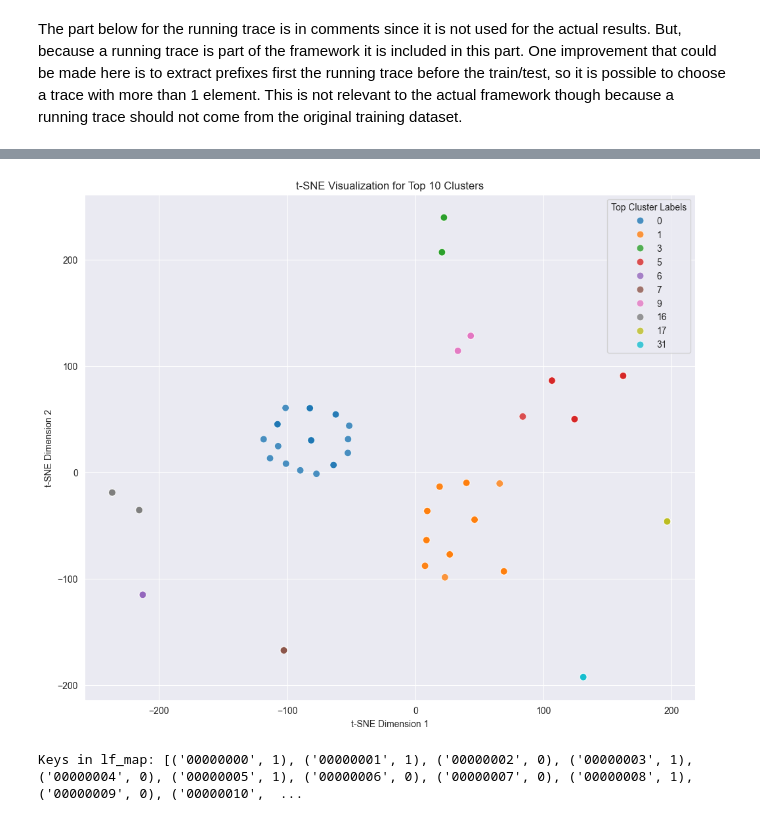
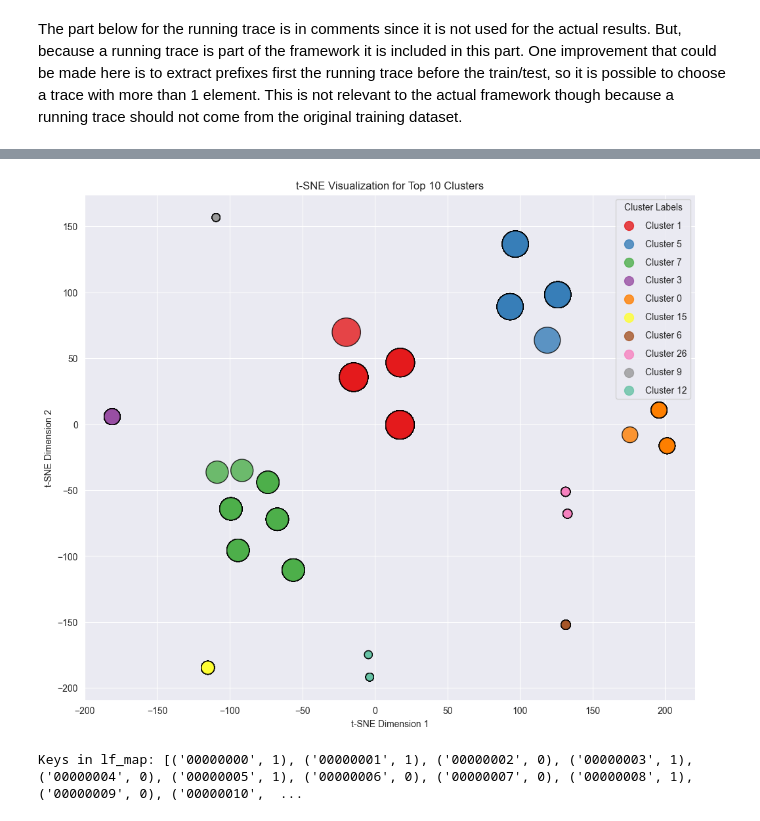
Before and after one commit to GeorgeAntono/Predictive_Process_Mining, a Jupyter notebook: DBSCAN_DT.ipynb, the cells around one changed output, grey strips where cells are left out. Cells and saved outputs as stored; diff of their text form; code cells hidden in the pictures.

Commit message:
Added new visualisation.

```diff
--- a/DBSCAN_DT.ipynb
+++ b/DBSCAN_DT.ipynb
@@ -220,0 +201,17 @@ control_flow_encoded_sequences = [' '.join(
+# %%
+# Sequence-based encoding
+def encode_control_flow_sequence(trace, activities):
+    """
+    Encode a trace based on control flow as a sequence of activity indices.
+    Each activity is mapped to its position in the sorted activities list.
+    """
+    activity_to_index = {activity: idx for idx, activity in enumerate(activities)}
+    return [activity_to_index[activity] for activity in trace if activity in activity_to_index]
+
+# Alphabet of activities
+activities = sorted(event_log['Activity code'].unique())
+
+# Perform sequence-based encoding for all prefixes
+control_flow_encoded_prefixes = [
+    encode_control_flow_sequence(prefix, activities) for prefix in all_prefixes
+]
@@ -315,13 +321,17 @@ for cluster_label, clf in clusters.items():
     visualization_data.extend(X_cluster)
     visualization_labels.extend([cluster_label] * len(X_cluster))
 
-# Convert visualization data to a NumPy array
-visualization_data = np.array(visualization_data)
+# Pad sequences with zeros to match the maximum length
+max_len = max(len(seq) for seq in visualization_data)
+visualization_data_padded = [list(seq) + [0] * (max_len - len(seq)) for seq in visualization_data]
 
+# Convert to a NumPy array
+visualization_data_array = np.array(visualization_data_padded)
 
 # Apply t-SNE for dimensionality reduction
 tsne = TSNE(n_components=2, random_state=17, perplexity=30, n_iter=1000)
-reduced_data = tsne.fit_transform(visualization_data)
+reduced_data = tsne.fit_transform(visualization_data_array)
+
 
 # Convert reduced data into a visualization-friendly format
 x_coords = reduced_data[:, 0]
@@ -381,32 +391,51 @@ plt.show()
 
 # Count cluster frequencies
 cluster_counts = Counter(visualization_labels)
-top_clusters = [
-    label for label,
-    _ in cluster_counts.most_common(10)]  # Top 10 clusters
 
-# Filter data for top clusters
-filtered_x = [x for i, x in enumerate(
-    x_coords) if visualization_labels[i] in top_clusters]
-filtered_y = [y for i, y in enumerate(
-    y_coords) if visualization_labels[i] in top_clusters]
-filtered_labels = [
-    label for label in visualization_labels if label in top_clusters]
+# Select the top 15 clusters by size
+top_clusters = [label for label, _ in cluster_counts.most_common(10)]
 
+# Filter data and labels for top clusters
+filtered_x = [x for i, x in enumerate(x_coords) if visualization_labels[i] in top_clusters]
+filtered_y = [y for i, y in enumerate(y_coords) if visualization_labels[i] in top_clusters]
+filtered_labels = [label for label in visualization_labels if label in top_clusters]
+
+# Map cluster labels to their frequencies for scaling marker sizes
+label_to_size = {label: cluster_counts[label] for label in top_clusters}
+filtered_sizes = [label_to_size[label] for label in filtered_labels]
+
+# Scale marker sizes for better visualization
+marker_sizes = [size * 5 for size in filtered_sizes]  # Scale up for visibility
+
+# Define distinct colors for top 10 clusters
+distinct_colors = [
+    "#e41a1c", "#377eb8", "#4daf4a", "#984ea3", "#ff7f00",
+    "#ffff33", "#a65628", "#f781bf", "#999999", "#66c2a5"
+]
+
+# Map labels to colors
+label_to_color = {label: distinct_colors[i] for i, label in enumerate(top_clusters)}
+filtered_colors = [label_to_color[label] for label in filtered_labels]
+
+# Create scatter plot with cluster sizes and distinct colors
 plt.figure(figsize=(12, 10))
-sns.scatterplot(
-    x=filtered_x,
-    y=filtered_y,
-    hue=filtered_labels,
-    palette="tab10",
-    legend="full",
-    s=60,
-    alpha=0.8
+scatter = plt.scatter(
+    filtered_x,
+    filtered_y,
+    c=filtered_colors,
+    s=marker_sizes,  # Marker size reflects cluster size
+    alpha=0.8,
+    edgecolors="k"
 )
+
+# Add a legend for the top 10 clusters
+for label, color in label_to_color.items():
+    plt.scatter([], [], c=color, alpha=0.8, s=100, label=f'Cluster {label}')
+plt.legend(scatterpoints=1, frameon=True, labelspacing=1, title="Cluster Labels")
+
 plt.title("t-SNE Visualization for Top 10 Clusters")
 plt.xlabel("t-SNE Dimension 1")
 plt.ylabel("t-SNE Dimension 2")
-plt.legend(title="Top Cluster Labels")
 plt.grid(True)
 plt.show()
 # %% [output]
@@ -415,4 +444,4 @@ plt.show()
-[figure, old version]
+[figure, new version]
 # %%
 
 
```
Also changed, not shown: parts of 11 cells of this notebook.
